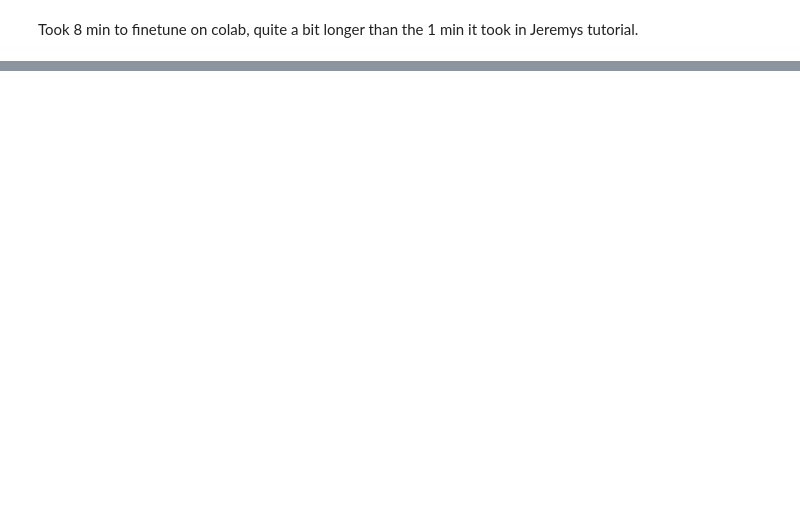
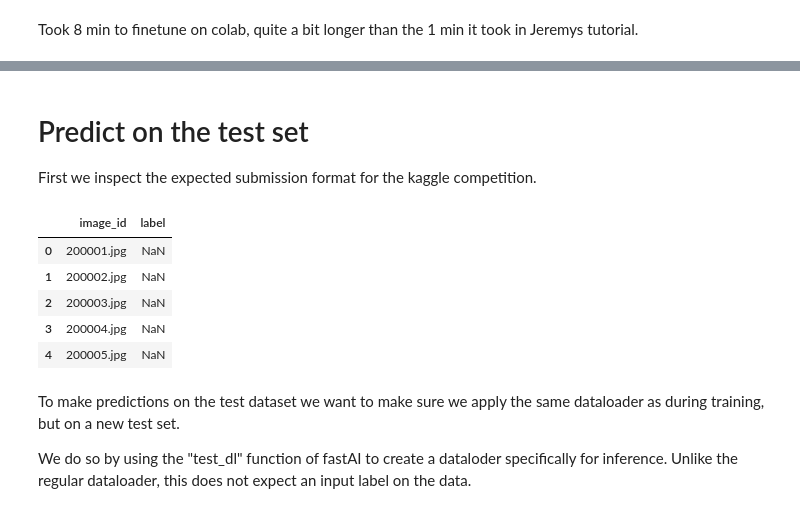
Before and after one commit to jalkestrup/fastai_course, a Jupyter notebook: 06_Paddy_vision/paddy.ipynb, the cells around one changed output, grey strips where cells are left out. Drawn from its saved outputs; the diff is of its cells as text; code cells hidden in the pictures; blank space fills up the shorter version.

```diff
--- a/06_Paddy_vision/paddy.ipynb
+++ b/06_Paddy_vision/paddy.ipynb
@@ -202,0 +319,17 @@ Path('/content/drive/MyDrive/dtu/fastAI/06_Paddy_vision/models.pth')
+# %% [markdown]
+# Predict on the test set
+First we inspect the expected submission format for the kaggle competition.
+# %%
+ss = pd.read_csv(path/'sample_submission.csv')
+ss.head()
+# %% [output]
+|  | image_id | label |
+| 0 | 200001.jpg | NaN |
+| 1 | 200002.jpg | NaN |
+| 2 | 200003.jpg | NaN |
+| 3 | 200004.jpg | NaN |
+| 4 | 200005.jpg | NaN |
+# %% [markdown]
+To make predictions on the test dataset we want to make sure we apply the same dataloader as during training, but on a new test set.
+
+We do so by using the "test_dl" function of fastAI to create a dataloder specifically for inference. Unlike the regular dataloader, this does not expect an input label on the data.
```
Also changed, not shown: parts of 30 cells of this notebook.
